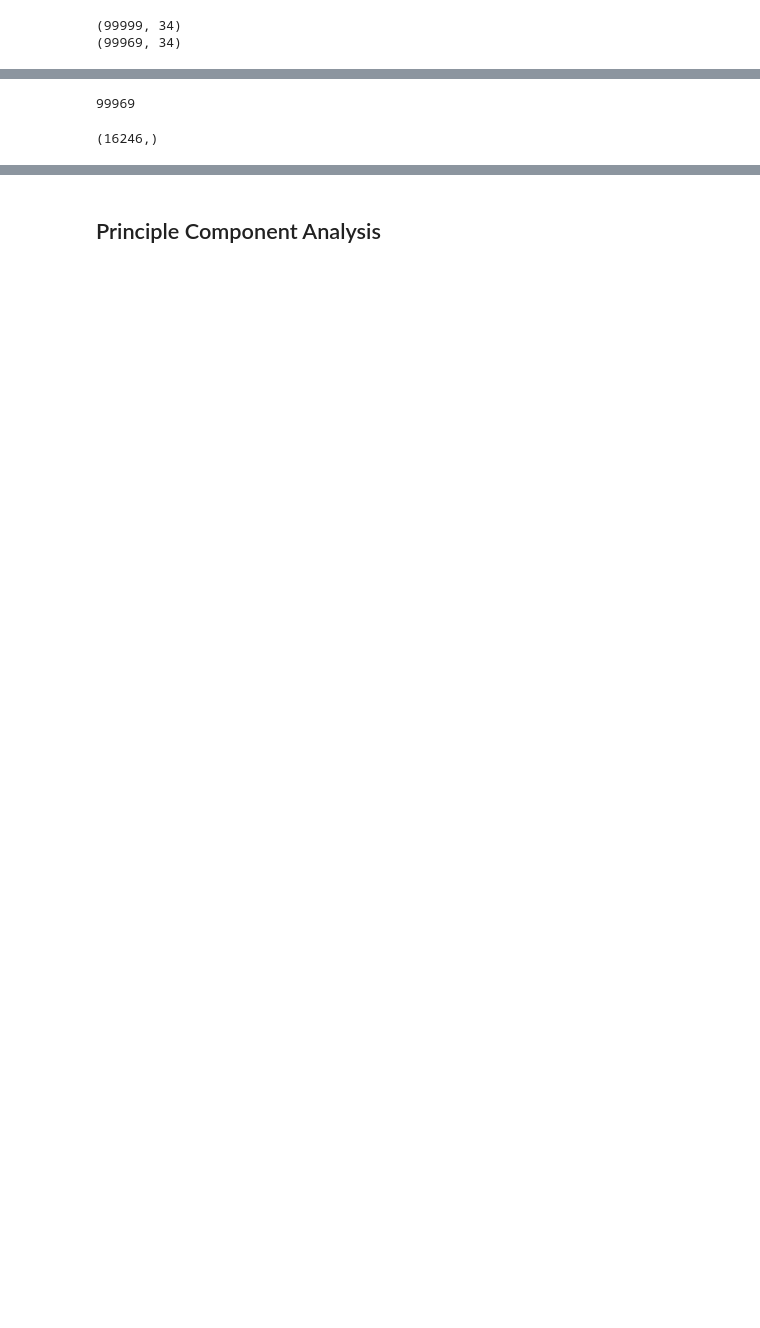
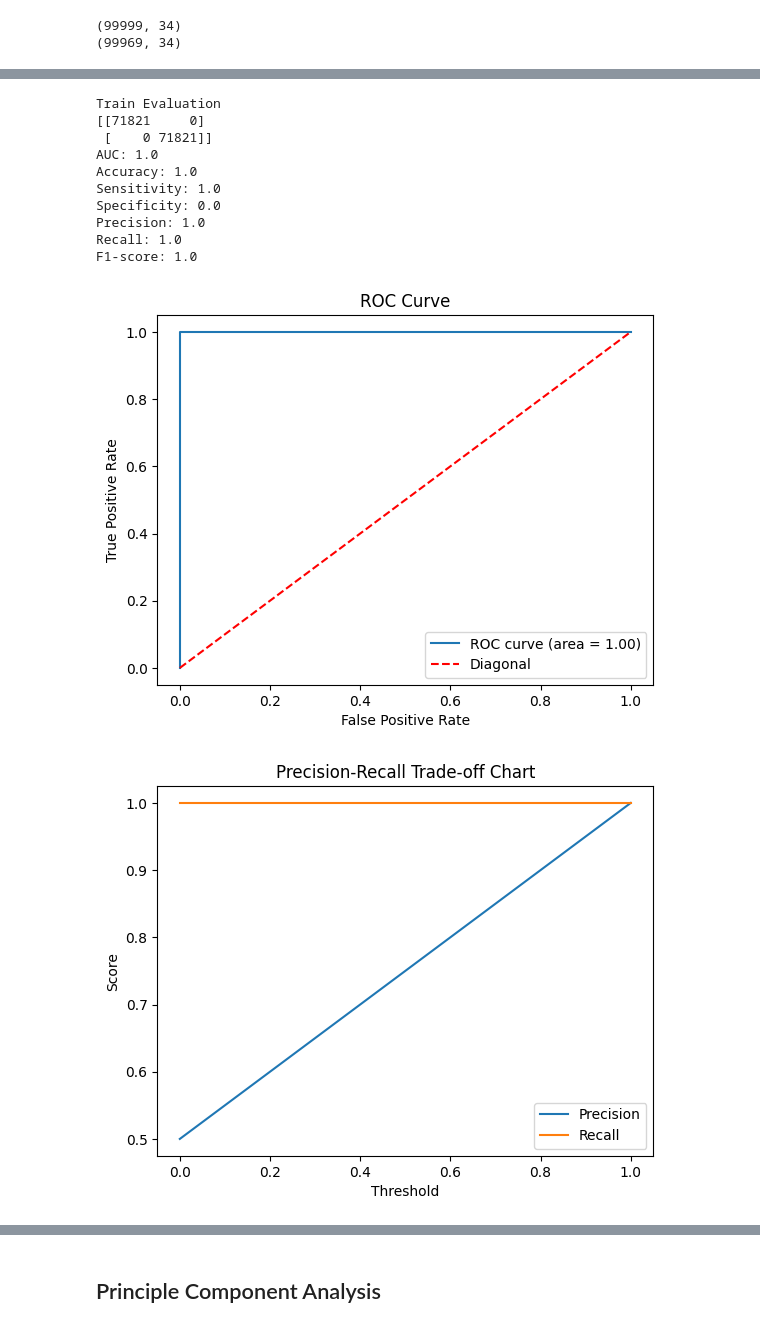
Before and after one commit to shagal-sajid/assignment_1123, a Jupyter notebook: telecom_churn_v2.ipynb, the cells around one changed output, grey strips where cells are left out. Drawn from its saved outputs; the diff is of its cells as text; code cells hidden in the pictures; blank space fills up the shorter version.

```diff
--- a/telecom_churn_v2.ipynb
+++ b/telecom_churn_v2.ipynb
@@ -996,7 +1079,19 @@ X_train, X_test, y_train, y_test = train_test_split(X, y, test_size=0.2)
 # %%
-# Undersample the training data to create a balanced dataset
-undersampler = RandomUnderSampler(random_state=42)
-undersampled_X_train, undersampled_y_train = undersampler.fit_resample(X_train, y_train)
+from imblearn.under_sampling import RandomUnderSampler
+from imblearn.over_sampling import SMOTE
+
+# undersampler = RandomUnderSampler(random_state=36)
+# balanced_X_train, balanced_y_train = undersampler.fit_resample(X_train, y_train)
+
+
+# oversampler = RandomOverSampler(random_state=42)
+# oversampled_X_train, oversampled_y_train = oversampler.fit_resample(X_train, y_train)
+
+balancer = SMOTE(random_state=36)
+balanced_X_train, balanced_y_train = balancer.fit_resample(X_train, y_train)
 # %%
-undersampled_y_train.value_counts()
+%%time
+dt = DecisionTreeClassifier()
+grid_search2 = GridSearchCV(dt,params, cv=4, scoring='accuracy')
+grid_search2.fit(balanced_X_train, balanced_y_train)
 # %% [output]
@@ -1006,8 +1106,15 @@ Name: churn, dtype: int64
-# %%
-data10.shape[0]
-# %% [output]
-99969
-# %%
-undersampled_y_train.shape
-# %% [output]
-(16246,)
+# %%
+BuildModel(grid_search2.best_estimator_, balanced_X_train, balanced_y_train, X_test, y_test)
+# %% [output]
+Train Evaluation
+[[71821     0]
+ [    0 71821]]
+AUC: 1.0
+Accuracy: 1.0
+Sensitivity: 1.0
+Specificity: 0.0
+Precision: 1.0
+Recall: 1.0
+F1-score: 1.0
+[figure, added]
+[figure, added]
```
Also changed, not shown: parts of 45 cells of this notebook.
